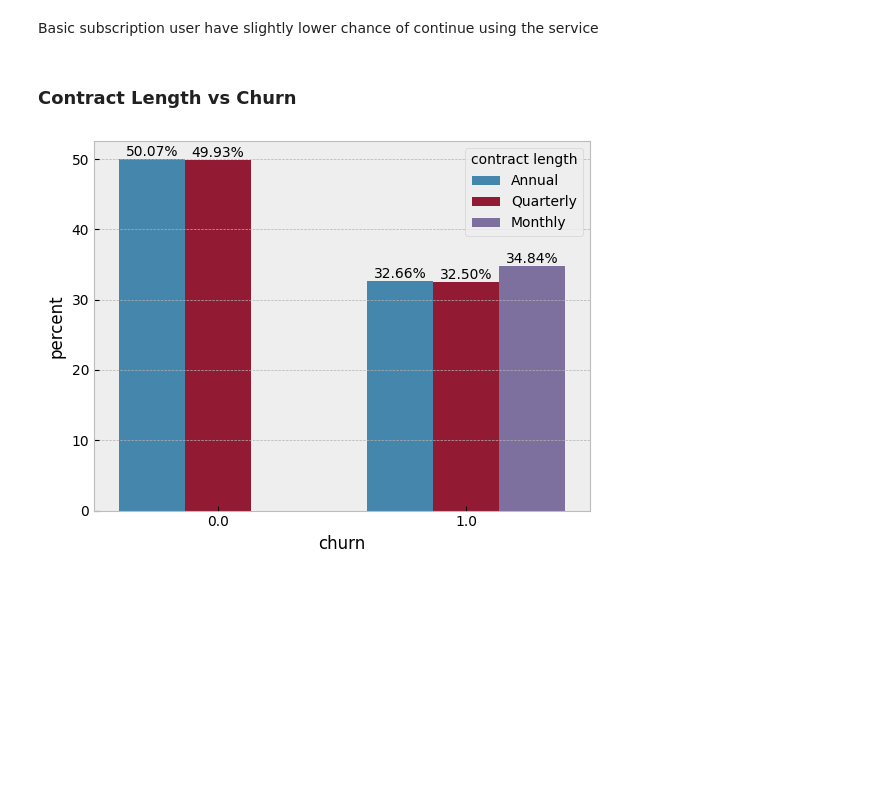
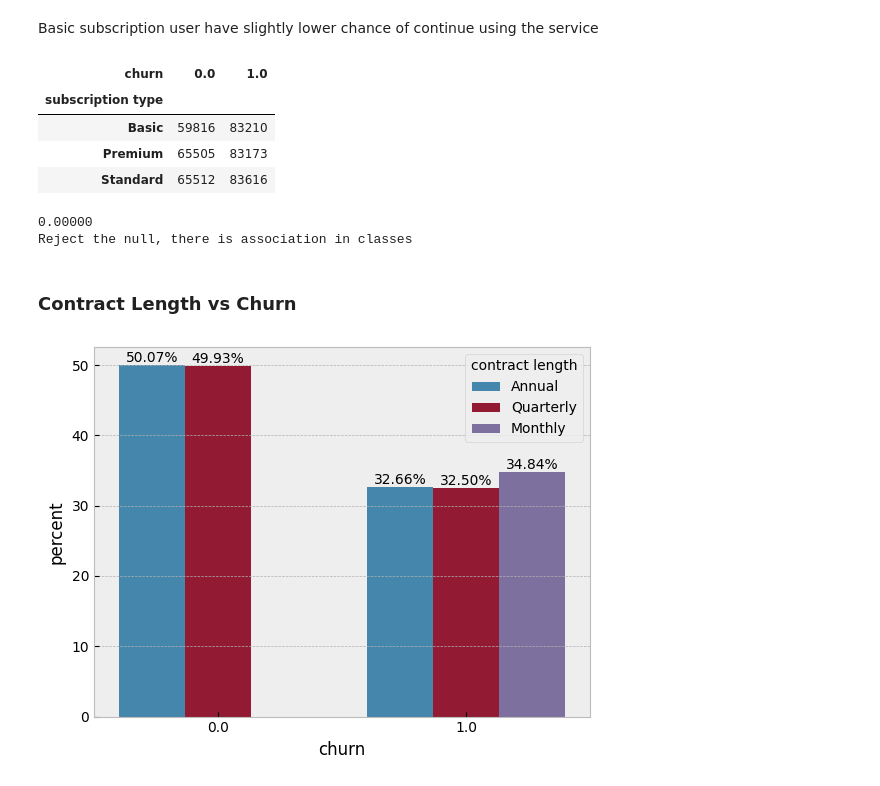
Before and after one commit to IamRaNo/Customer_Churn_Project, a Jupyter notebook: customer_churn_data.ipynb, the cells around one changed output. Saved outputs shown, nothing was run; the diff lists cells and outputs as text; code cells hidden in the pictures; blank space fills up the shorter version.

```diff
--- a/customer_churn_data.ipynb
+++ b/customer_churn_data.ipynb
@@ -449,5 +491,18 @@ for container in ax.containers:
 # %% [markdown]
 Basic subscription user have slightly lower chance of continue using the service
+# %%
+pd.crosstab(data['subscription type'],data['churn'])
+# %% [output]
+| churn | 0.0 | 1.0 |
+| subscription type |  |  |
+| Basic | 59816 | 83210 |
+| Premium | 65505 | 83173 |
+| Standard | 65512 | 83616 |
+# %%
+chi_sqared_test(pd.crosstab(data['subscription type'],data['churn']))
+# %% [output]
+0.00000
+Reject the null, there is association in classes
 # %% [markdown]
 ### Contract Length vs Churn
 # %%
```
Also changed, not shown: parts of 39 cells of this notebook.
